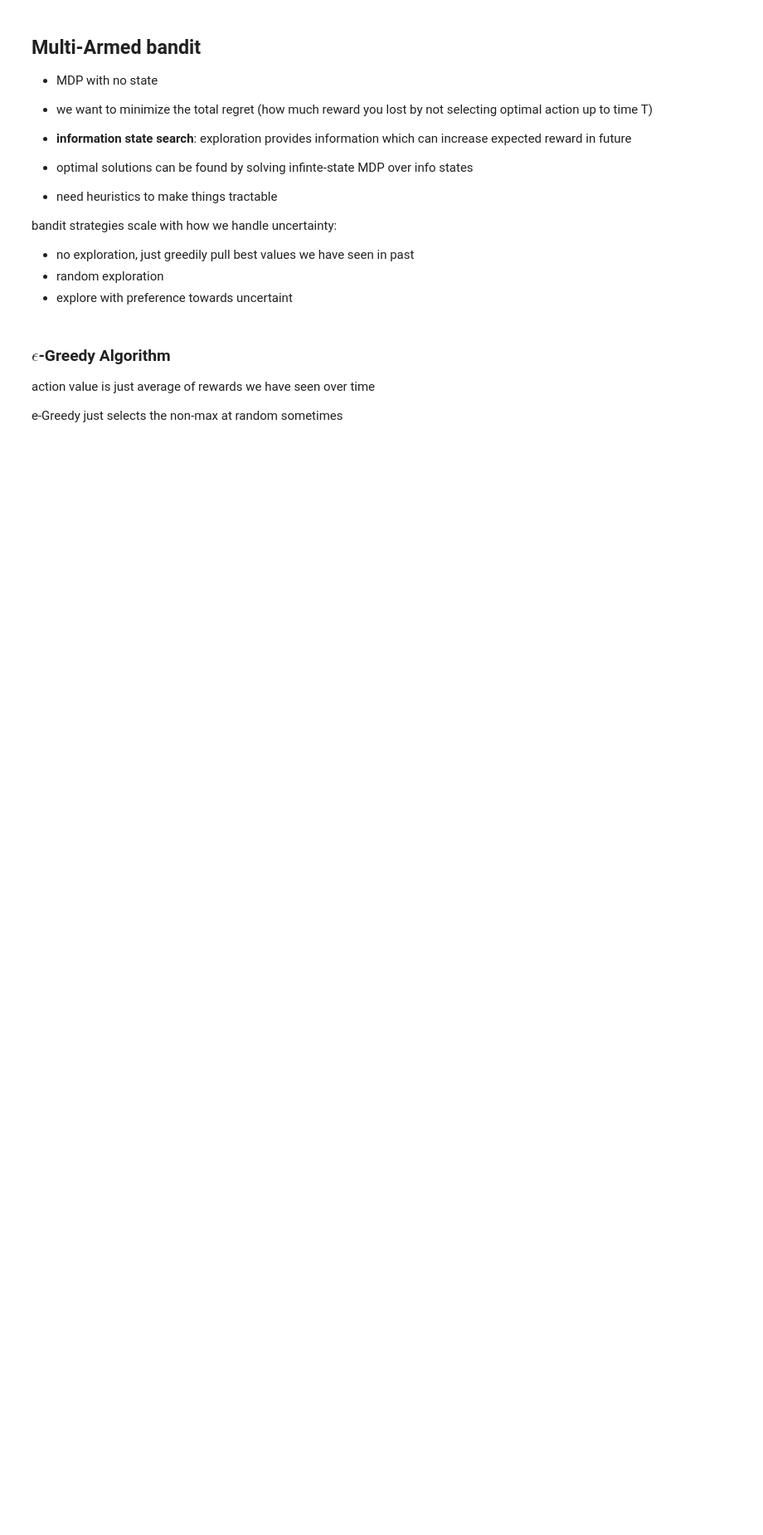
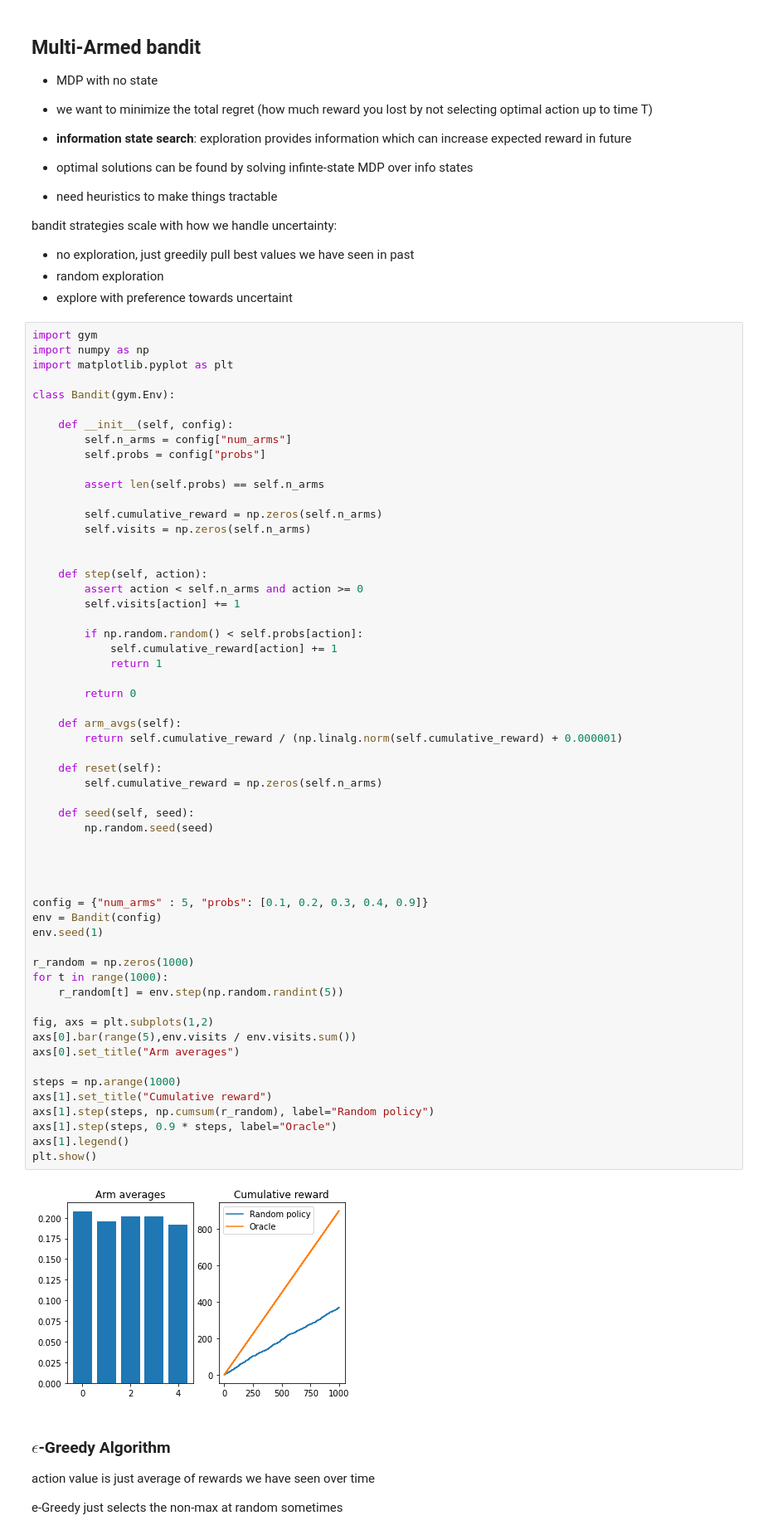
Before and after one commit to Lukeroberto/learning_to_search, a Jupyter notebook: tree_search/tree_search.ipynb, the cells around one changed output. Shown at 83% size. Saved outputs shown, nothing was run; the diff lists cells and outputs as text; blank space fills up the shorter version.

Commit message:
Multi-arm bandit simulations

```diff
--- a/tree_search/tree_search.ipynb
+++ b/tree_search/tree_search.ipynb
@@ -20,6 +20,65 @@ bandit strategies scale with how we handle uncertainty:
 - no exploration, just greedily pull best values we have seen in past
 - random exploration
 - explore with preference towards uncertaint
+# %%
+import gym
+import numpy as np
+import matplotlib.pyplot as plt
+
+class Bandit(gym.Env):
+
+    def __init__(self, config):
+        self.n_arms = config["num_arms"]
+        self.probs = config["probs"]
+
+        assert len(self.probs) == self.n_arms
+
+        self.cumulative_reward = np.zeros(self.n_arms)
+        self.visits = np.zeros(self.n_arms)
+
+
+    def step(self, action):
+        assert action < self.n_arms and action >= 0
+        self.visits[action] += 1
+
+        if np.random.random() < self.probs[action]:
+            self.cumulative_reward[action] += 1
+            return 1
+
+        return 0
+
+    def arm_avgs(self):
+        return self.cumulative_reward / (np.linalg.norm(self.cumulative_reward) + 0.000001)
+
+    def reset(self):
+        self.cumulative_reward = np.zeros(self.n_arms)
+
+    def seed(self, seed):
+        np.random.seed(seed)
+
+
+
+
+config = {"num_arms" : 5, "probs": [0.1, 0.2, 0.3, 0.4, 0.9]}
+env = Bandit(config)
+env.seed(1)
+
+r_random = np.zeros(1000)
+for t in range(1000):
+    r_random[t] = env.step(np.random.randint(5))
+
+fig, axs = plt.subplots(1,2)
+axs[0].bar(range(5),env.visits / env.visits.sum())
+axs[0].set_title("Arm averages")
+
+steps = np.arange(1000)
+axs[1].set_title("Cumulative reward")
+axs[1].step(steps, np.cumsum(r_random), label="Random policy")
+axs[1].step(steps, 0.9 * steps, label="Oracle")
+axs[1].legend()
+plt.show()
+# %% [output]
+[figure, added]
 # %% [markdown]
 ### $\epsilon$-Greedy Algorithm
 
```
Also changed, not shown: parts of 3 cells of this notebook.
